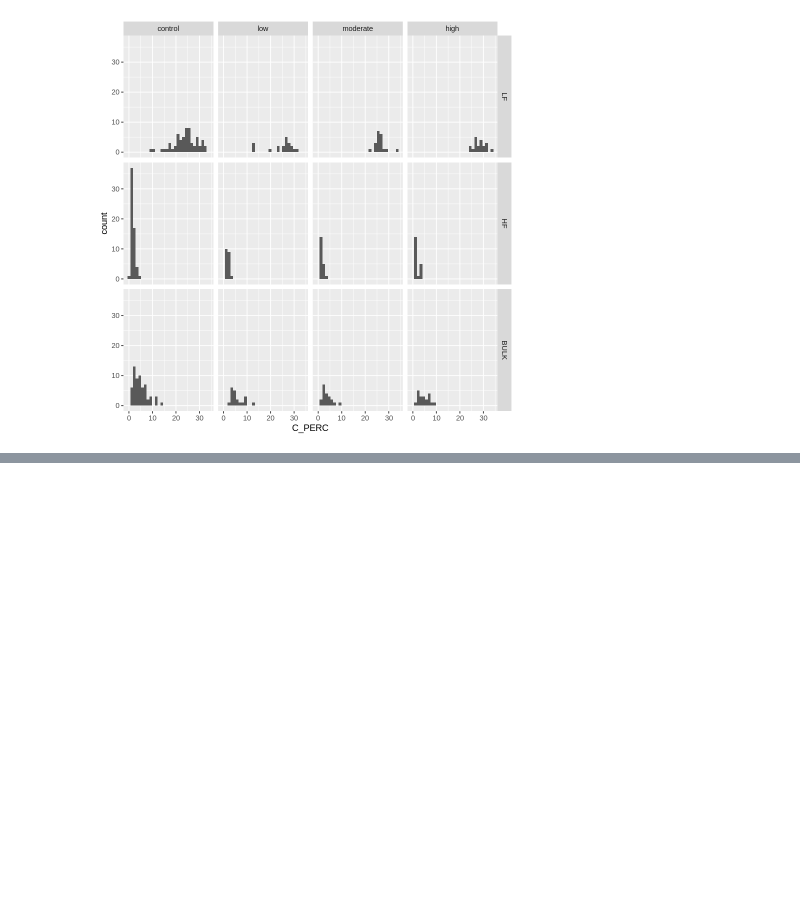
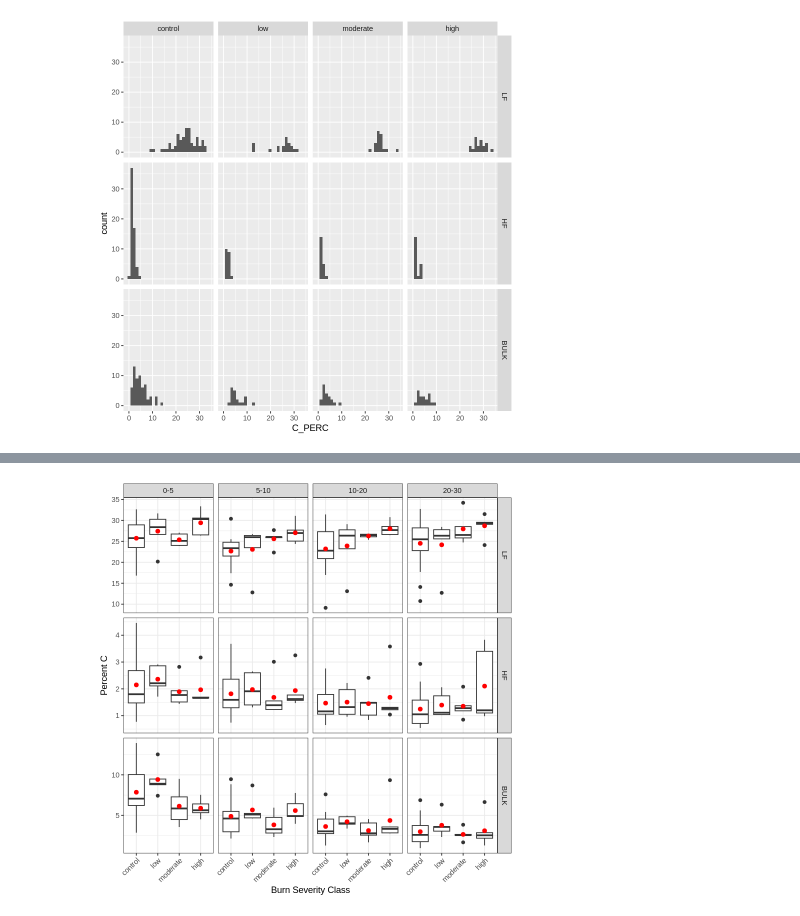
Before and after one commit to hayleypc/BPCA_HFF, a Jupyter notebook: BPCA_analysis_plotting.ipynb, the cells around one changed output, grey strips where cells are left out. Saved outputs shown, nothing was run; the diff lists cells and outputs as text; code cells hidden in the pictures; blank space fills up the shorter version.

```diff
--- a/BPCA_analysis_plotting.ipynb
+++ b/BPCA_analysis_plotting.ipynb
@@ -148 +457,19 @@ Warning message:
+# %%
+means_data <- analysis_full_bpca_exp_dt[ ,
+                          .(C_PERC = mean(C_PERC, na.rm = TRUE)),
+                          by = .(BURN_SEVERITY,FRACTION, DEPTH)]
+
+analysis_full_bpca_exp_dt %>%
+ggplot( aes(x = BURN_SEVERITY, y = C_PERC)) +
+    geom_boxplot( ) +
+    geom_point(data = means_data, aes(y = C_PERC), color = "red", size = 2) +
+    ylab('Percent C') +
+    # geom_signif(aes(),comparisons = list(c(1,2),c(1,3),c(1,4)),
+    #         map_signif_level=TRUE,step_increase=.05) +
+    theme_bw()+
+    xlab('Burn Severity Class') +
+        theme(axis.text.x = element_text(angle = 45, hjust=1))+
+    facet_grid(FRACTION~DEPTH,scales = 'free_y')
+# %% [output]
+[figure, added]
 # %%
```
Also changed, not shown: parts of 31 cells of this notebook.
